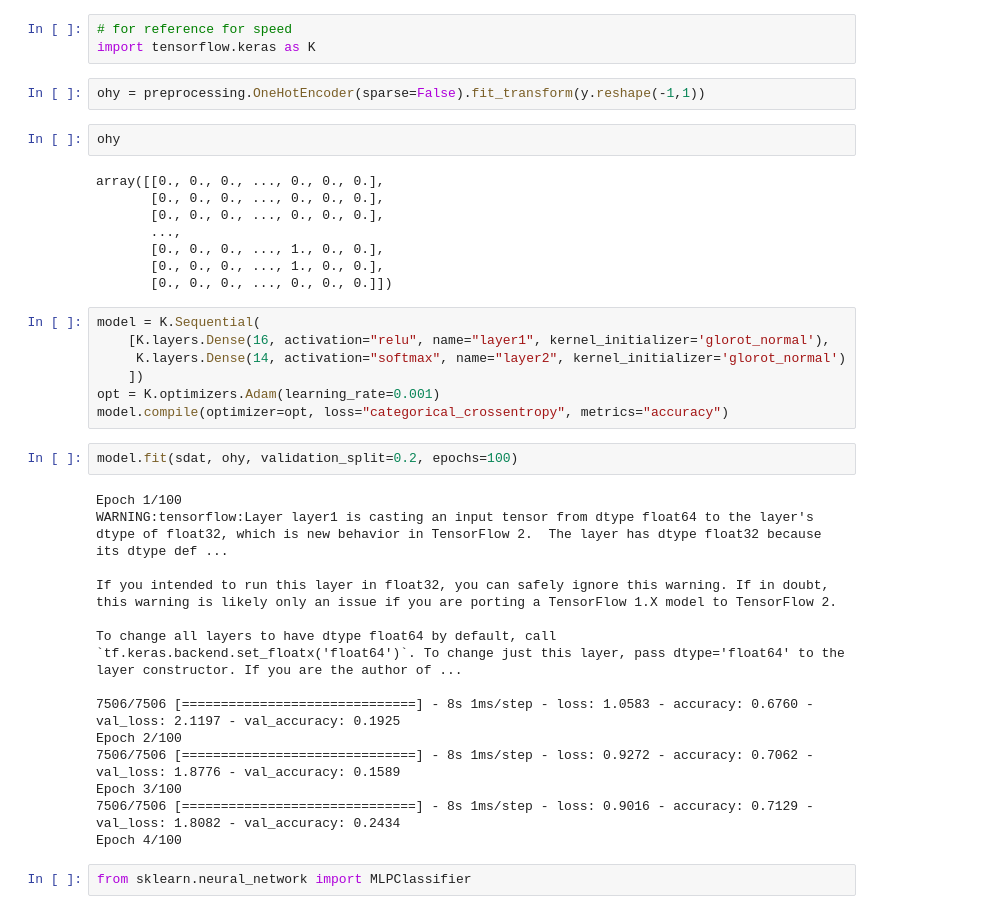
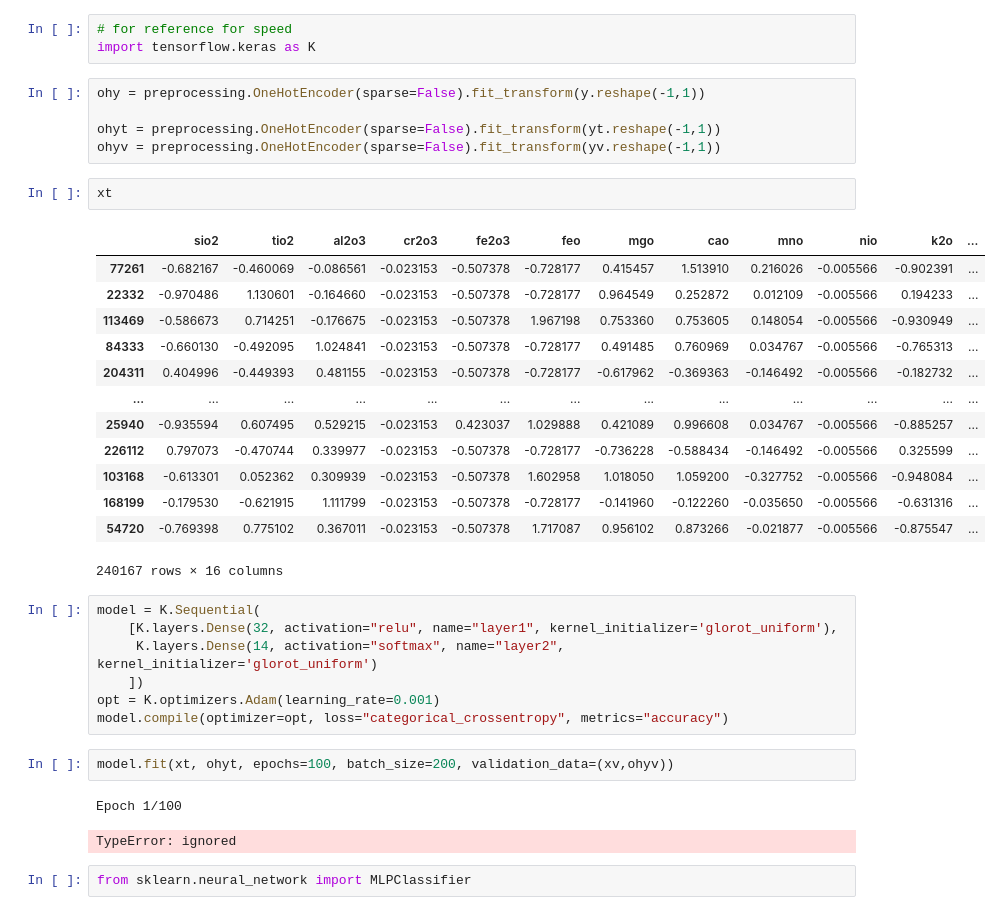
Before and after one commit to ds4geo/ds4geo, a Jupyter notebook: WS 2020 Course Notes/Session 9.ipynb, the cells around one changed output. Cells and saved outputs as stored; diff of their text form.

```diff
--- a/WS 2020 Course Notes/Session 9.ipynb
+++ b/WS 2020 Course Notes/Session 9.ipynb
@@ -149,39 +149,37 @@ test score: 0.7581859365111089
 import tensorflow.keras as K
 # %%
 ohy = preprocessing.OneHotEncoder(sparse=False).fit_transform(y.reshape(-1,1))
+
+ohyt = preprocessing.OneHotEncoder(sparse=False).fit_transform(yt.reshape(-1,1))
+ohyv = preprocessing.OneHotEncoder(sparse=False).fit_transform(yv.reshape(-1,1))
-# %%
-ohy
-# %% [output]
-array([[0., 0., 0., ..., 0., 0., 0.],
-       [0., 0., 0., ..., 0., 0., 0.],
-       [0., 0., 0., ..., 0., 0., 0.],
-       ...,
-       [0., 0., 0., ..., 1., 0., 0.],
-       [0., 0., 0., ..., 1., 0., 0.],
-       [0., 0., 0., ..., 0., 0., 0.]])
+# %%
+xt
+# %% [output]
+|  | sio2 | tio2 | al2o3 | cr2o3 | fe2o3 | feo | mgo | cao | mno | nio | k2o | ... |
+| 77261 | -0.682167 | -0.460069 | -0.086561 | -0.023153 | -0.507378 | -0.728177 | 0.415457 | 1.513910 | 0.216026 | -0.005566 | -0.902391 | ... |
+| 22332 | -0.970486 | 1.130601 | -0.164660 | -0.023153 | -0.507378 | -0.728177 | 0.964549 | 0.252872 | 0.012109 | -0.005566 | 0.194233 | ... |
+| 113469 | -0.586673 | 0.714251 | -0.176675 | -0.023153 | -0.507378 | 1.967198 | 0.753360 | 0.753605 | 0.148054 | -0.005566 | -0.930949 | ... |
+| 84333 | -0.660130 | -0.492095 | 1.024841 | -0.023153 | -0.507378 | -0.728177 | 0.491485 | 0.760969 | 0.034767 | -0.005566 | -0.765313 | ... |
+| 204311 | 0.404996 | -0.449393 | 0.481155 | -0.023153 | -0.507378 | -0.728177 | -0.617962 | -0.369363 | -0.146492 | -0.005566 | -0.182732 | ... |
+| ... | ... | ... | ... | ... | ... | ... | ... | ... | ... | ... | ... | ... |
+| 25940 | -0.935594 | 0.607495 | 0.529215 | -0.023153 | 0.423037 | 1.029888 | 0.421089 | 0.996608 | 0.034767 | -0.005566 | -0.885257 | ... |
+| 226112 | 0.797073 | -0.470744 | 0.339977 | -0.023153 | -0.507378 | -0.728177 | -0.736228 | -0.588434 | -0.146492 | -0.005566 | 0.325599 | ... |
+| 103168 | -0.613301 | 0.052362 | 0.309939 | -0.023153 | -0.507378 | 1.602958 | 1.018050 | 1.059200 | -0.327752 | -0.005566 | -0.948084 | ... |
+| 168199 | -0.179530 | -0.621915 | 1.111799 | -0.023153 | -0.507378 | -0.728177 | -0.141960 | -0.122260 | -0.035650 | -0.005566 | -0.631316 | ... |
+| 54720 | -0.769398 | 0.775102 | 0.367011 | -0.023153 | -0.507378 | 1.717087 | 0.956102 | 0.873266 | -0.021877 | -0.005566 | -0.875547 | ... |
+240167 rows × 16 columns
 # %%
 model = K.Sequential(
-    [K.layers.Dense(16, activation="relu", name="layer1", kernel_initializer='glorot_normal'),
-     K.layers.Dense(14, activation="softmax", name="layer2", kernel_initializer='glorot_normal')
+    [K.layers.Dense(32, activation="relu", name="layer1", kernel_initializer='glorot_uniform'),
+     K.layers.Dense(14, activation="softmax", name="layer2", kernel_initializer='glorot_uniform')
     ])
 opt = K.optimizers.Adam(learning_rate=0.001)
 model.compile(optimizer=opt, loss="categorical_crossentropy", metrics="accuracy")
-# %%
-model.fit(sdat, ohy, validation_split=0.2, epochs=100)
-# %% [output]
-Epoch 1/100
-WARNING:tensorflow:Layer layer1 is casting an input tensor from dtype float64 to the layer's dtype of float32, which is new behavior in TensorFlow 2.  The layer has dtype float32 because its dtype def ...
-
-If you intended to run this layer in float32, you can safely ignore this warning. If in doubt, this warning is likely only an issue if you are porting a TensorFlow 1.X model to TensorFlow 2.
-
-To change all layers to have dtype float64 by default, call `tf.keras.backend.set_floatx('float64')`. To change just this layer, pass dtype='float64' to the layer constructor. If you are the author of ...
-
-7506/7506 [==============================] - 8s 1ms/step - loss: 1.0583 - accuracy: 0.6760 - val_loss: 2.1197 - val_accuracy: 0.1925
-Epoch 2/100
-7506/7506 [==============================] - 8s 1ms/step - loss: 0.9272 - accuracy: 0.7062 - val_loss: 1.8776 - val_accuracy: 0.1589
-Epoch 3/100
-7506/7506 [==============================] - 8s 1ms/step - loss: 0.9016 - accuracy: 0.7129 - val_loss: 1.8082 - val_accuracy: 0.2434
-Epoch 4/100
+# %%
+model.fit(xt, ohyt, epochs=100, batch_size=200, validation_data=(xv,ohyv))
+# %% [output]
+Epoch 1/100
+TypeError: ignored
 # %%
 from sklearn.neural_network import MLPClassifier
 # %%
```
Also changed, not shown: parts of 3 cells of this notebook.
